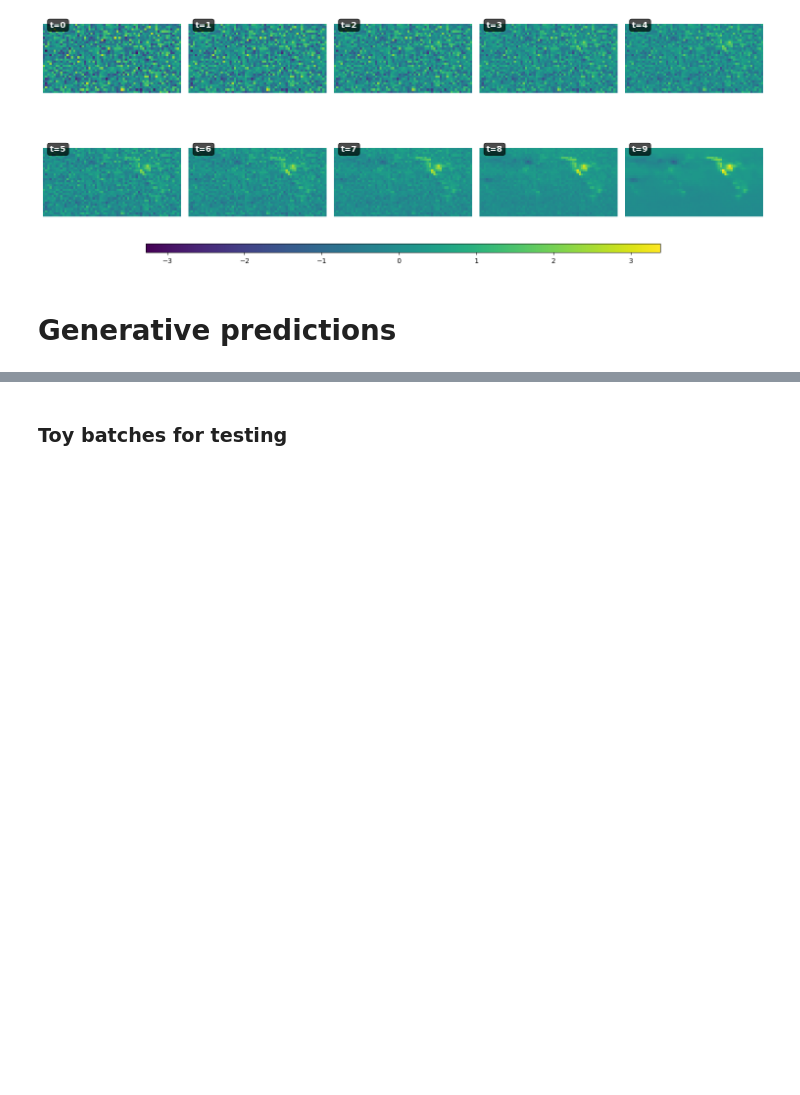
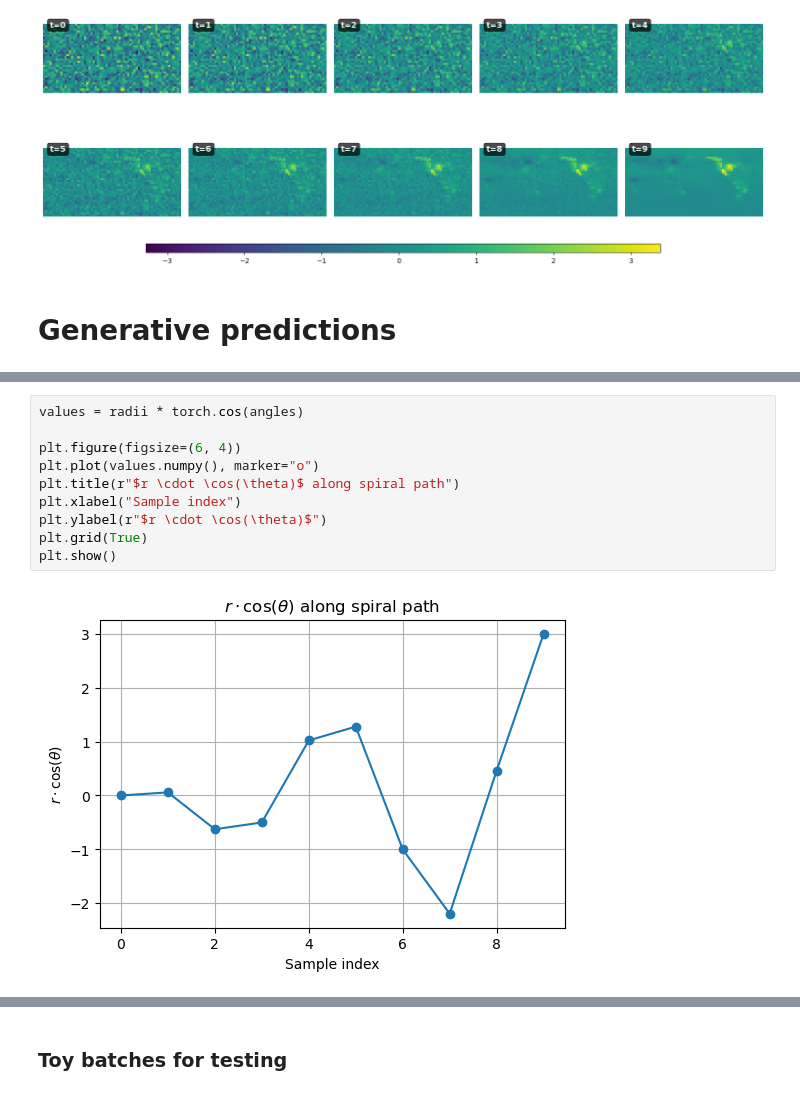
Before and after one commit to vitusbenson/neural_transport, a Jupyter notebook: neural_transport/flowmatching_dev/testScript.ipynb, the cells around one changed output, grey strips where cells are left out. Saved outputs shown, nothing was run; the diff lists cells and outputs as text; blank space fills up the shorter version.

```diff
--- a/neural_transport/flowmatching_dev/testScript.ipynb
+++ b/neural_transport/flowmatching_dev/testScript.ipynb
@@ -588,0 +636,12 @@ plt.show()
+# %%
+values = radii * torch.cos(angles)
+
+plt.figure(figsize=(6, 4))
+plt.plot(values.numpy(), marker="o")
+plt.title(r"$r \cdot \cos(\theta)$ along spiral path")
+plt.xlabel("Sample index")
+plt.ylabel(r"$r \cdot \cos(\theta)$")
+plt.grid(True)
+plt.show()
+# %% [output]
+[figure, added]
```
Also changed, not shown: parts of 23 cells of this notebook, 3 other files.
